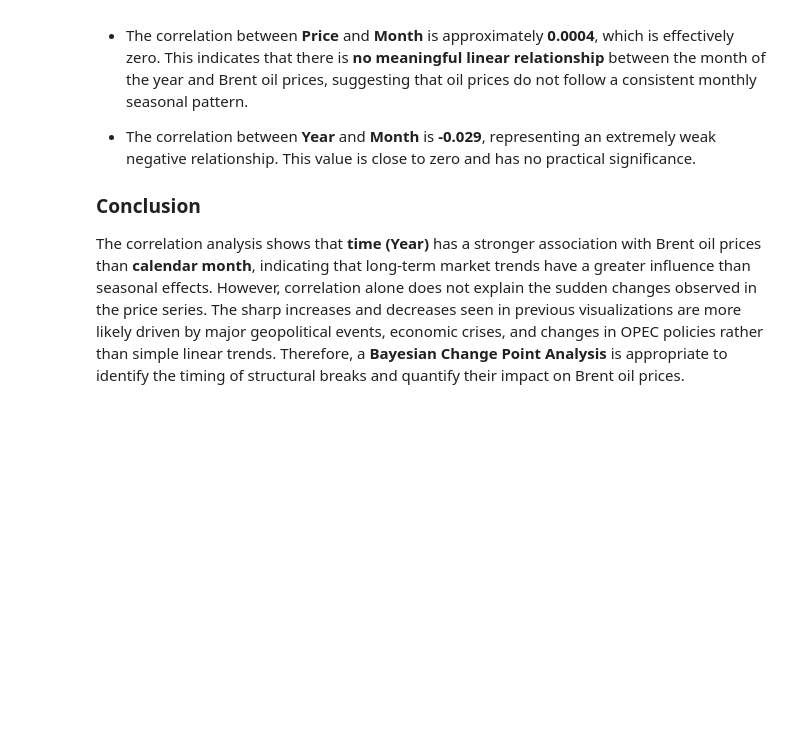
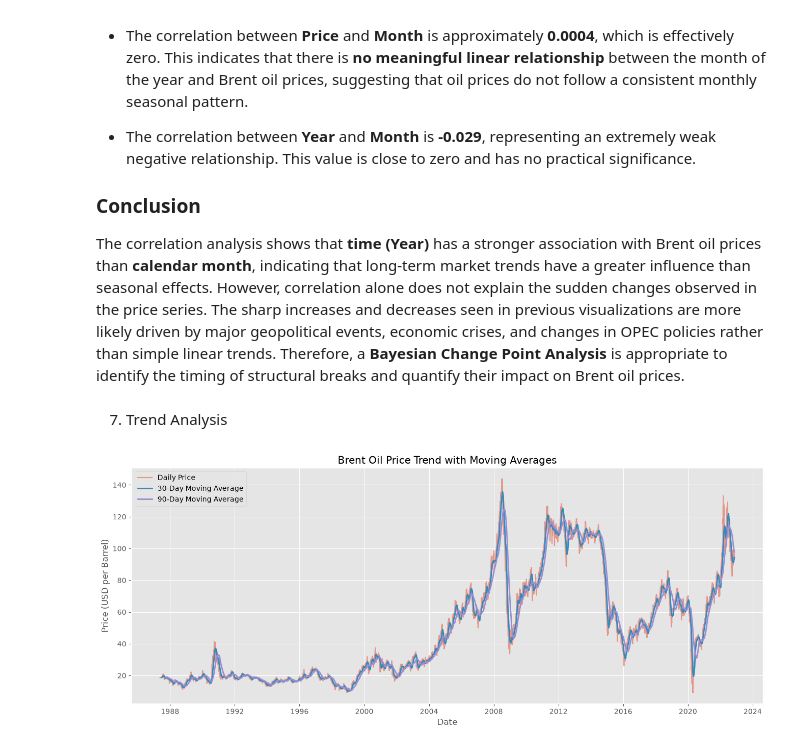
Before and after one commit to Lalisecf/brent-oil-change-point-analysis-week10, a Jupyter notebook: notebooks/task1_eda.ipynb, the cells around one changed output. Saved outputs shown, nothing was run; the diff lists cells and outputs as text; code cells hidden in the pictures; blank space fills up the shorter version.

Commit message:
feat: perform trend analysis using moving averages

```diff
--- a/notebooks/task1_eda.ipynb
+++ b/notebooks/task1_eda.ipynb
@@ -281,3 +281,27 @@ The correlation matrix illustrates the linear relationships between the selected
 ### Conclusion
 
 The correlation analysis shows that **time (Year)** has a stronger association with Brent oil prices than **calendar month**, indicating that long-term market trends have a greater influence than seasonal effects. However, correlation alone does not explain the sudden changes observed in the price series. The sharp increases and decreases seen in previous visualizations are more likely driven by major geopolitical events, economic crises, and changes in OPEC policies rather than simple linear trends. Therefore, a **Bayesian Change Point Analysis** is appropriate to identify the timing of structural breaks and quantify their impact on Brent oil prices.
+# %% [markdown]
+7. Trend Analysis
+# %%
+# ============================================================
+# Trend Analysis using Rolling Mean
+# ============================================================
+
+df["30_Day_MA"] = df["Price"].rolling(window=30).mean()
+df["90_Day_MA"] = df["Price"].rolling(window=90).mean()
+
+plt.figure(figsize=(16,6))
+
+plt.plot(df["Date"], df["Price"], label="Daily Price", alpha=0.5)
+plt.plot(df["Date"], df["30_Day_MA"], label="30-Day Moving Average", linewidth=2)
+plt.plot(df["Date"], df["90_Day_MA"], label="90-Day Moving Average", linewidth=2)
+
+plt.title("Brent Oil Price Trend with Moving Averages")
+plt.xlabel("Date")
+plt.ylabel("Price (USD per Barrel)")
+plt.legend()
+
+plt.show()
+# %% [output]
+[figure, added]
```
Also changed, not shown: parts of 2 cells of this notebook.
